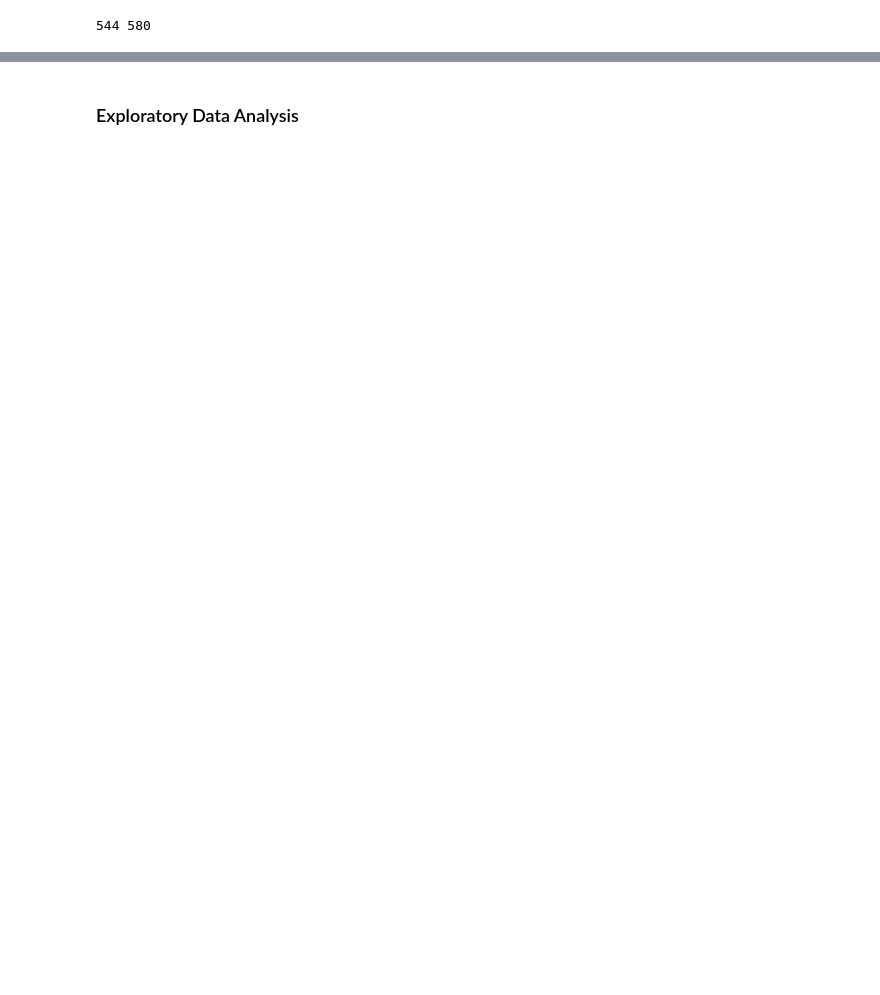
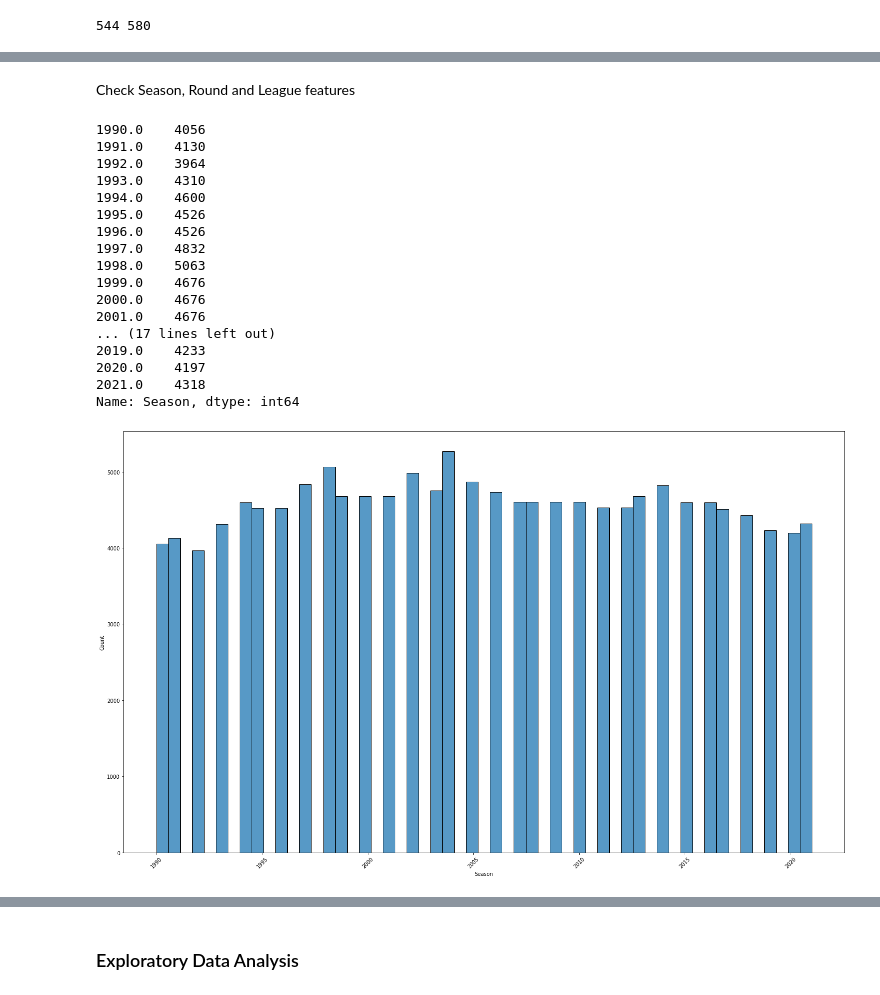
Before and after one commit to Gagan-Sehmbi/Football-Match-Outcome-Prediction, a Jupyter notebook: main.ipynb, the cells around one changed output, grey strips where cells are left out. Saved outputs shown, nothing was run; the diff lists cells and outputs as text; code cells hidden in the pictures; blank space fills up the shorter version.

Commit message:
Update data cleanign for each input variable and create new features

```diff
--- a/main.ipynb
+++ b/main.ipynb
@@ -159,0 +181,4 @@ df
+# %%
+df.drop_duplicates(inplace=True)
+df.dropna(subset=['Home_Team', 'Away_Team', 'Result'], inplace=True)
+df
@@ -159,0 +263,3 @@ df
+# %%
+df.drop(columns='Link', inplace=True)
+df
@@ -159,0 +280,27 @@ df
+# %% [markdown]
+Check Season, Round and League features
+# %%
+plt.figure(figsize = (25,15))
+sns.histplot(data=df, x='Season')
+plt.xticks(rotation=45)
+
+df['Season'].value_counts().sort_index()
+# %% [output]
+1990.0    4056
+1991.0    4130
+1992.0    3964
+1993.0    4310
+1994.0    4600
+1995.0    4526
+1996.0    4526
+1997.0    4832
+1998.0    5063
+1999.0    4676
+2000.0    4676
+2001.0    4676
+... (17 lines left out)
+2019.0    4233
+2020.0    4197
+2021.0    4318
+Name: Season, dtype: int64
+[figure, added]
```
Also changed, not shown: parts of 60 cells of this notebook.
